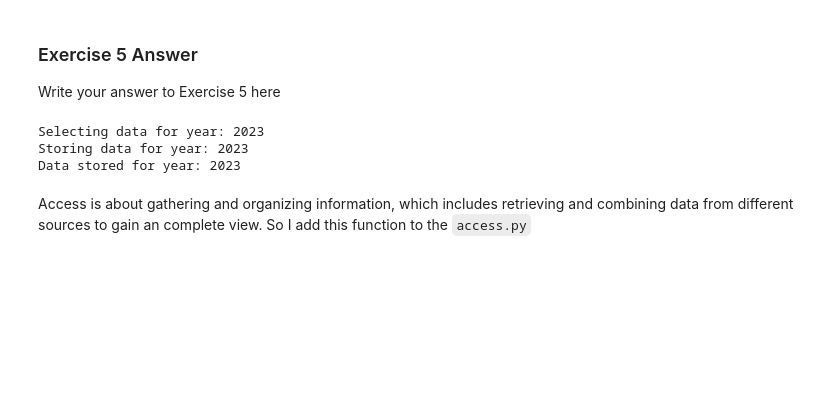
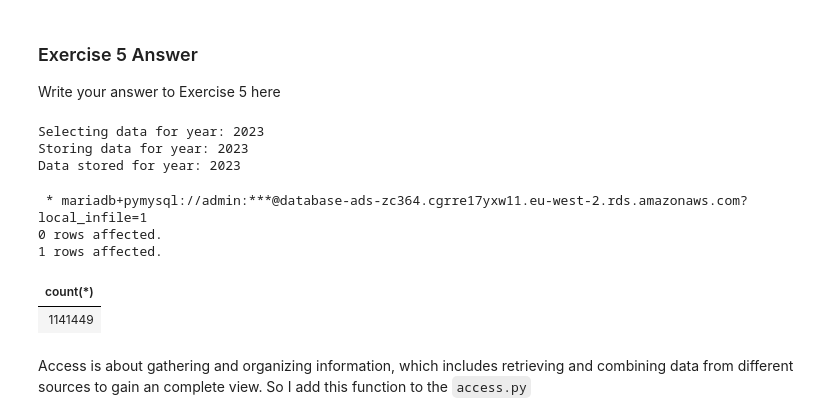
Before and after one commit to TomChen1501/CST, a Jupyter notebook: _notebooks/Advanced Data Science/01-access-assess.ipynb, the cells around one changed output. Cells and saved outputs as stored; diff of their text form; code cells hidden in the pictures; blank space fills up the shorter version.

```diff
--- a/_notebooks/Advanced Data Science/01-access-assess.ipynb
+++ b/_notebooks/Advanced Data Science/01-access-assess.ipynb
@@ -1140,6 +1144,16 @@ fynesse.access.housing_upload_join_data(conn, 2023)
 Selecting data for year: 2023
 Storing data for year: 2023
 Data stored for year: 2023
+# %%
+%%sql
+  USE `ads_2024`;
+  select count(*) from prices_coordinates_data;
+# %% [output]
+ * mariadb+pymysql://admin:***@database-ads-zc364.cgrre17yxw11.eu-west-2.rds.amazonaws.com?local_infile=1
+0 rows affected.
+1 rows affected.
+| count(*) |
+| 1141449 |
 # %% [markdown]
 Access is about gathering and organizing information, which includes retrieving and combining data from different sources to gain an complete view. So I add this function to the `access.py`
 # %% [markdown]
```
Also changed, not shown: parts of 2 cells of this notebook.
